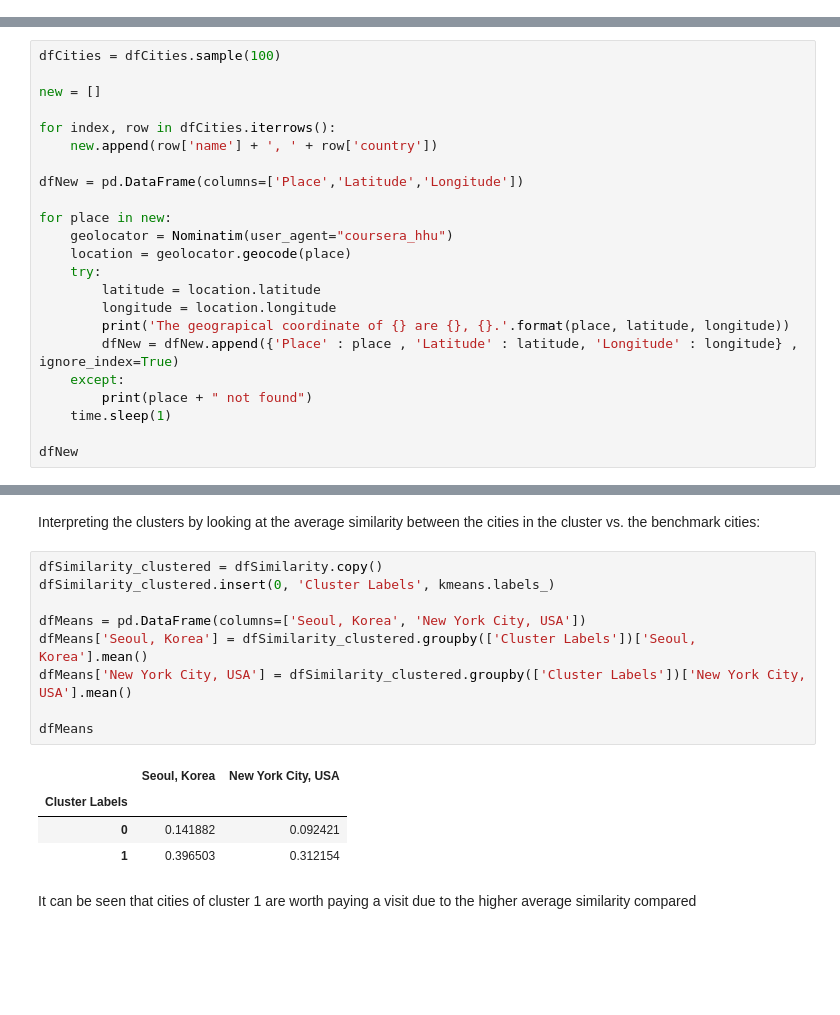
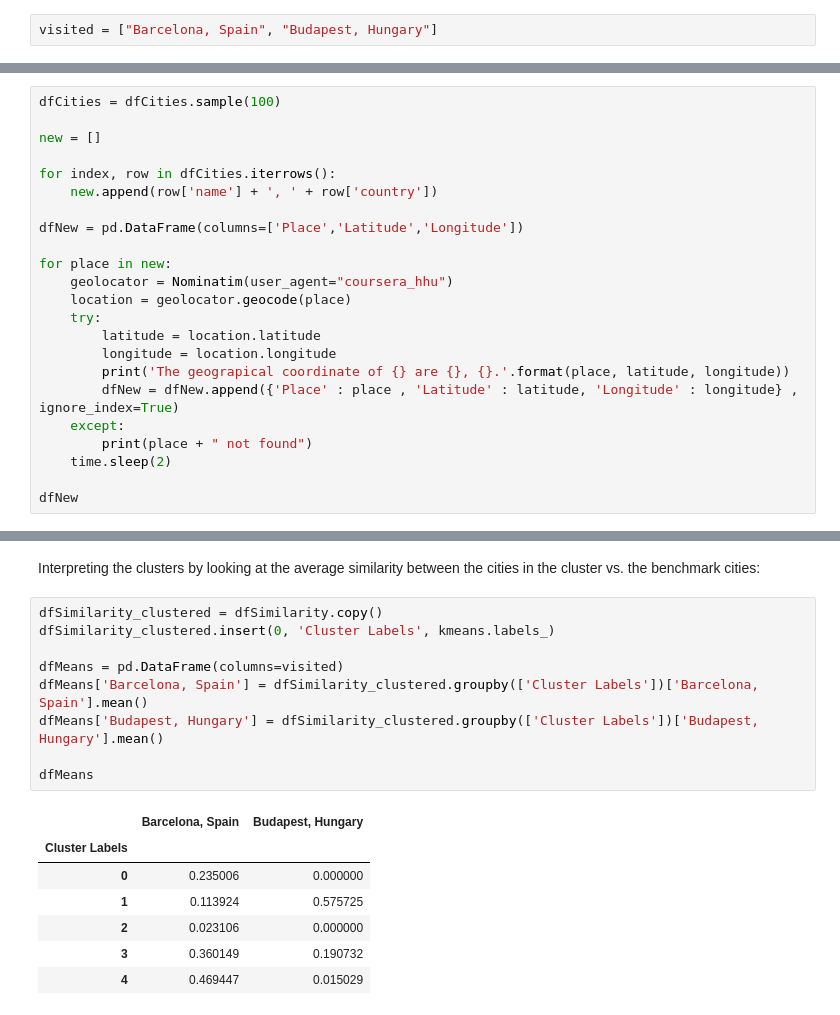
Before and after one commit to hanrunhu/coursera, a Jupyter notebook: Holiday Destination Recommender.ipynb, the cells around one changed output, grey strips where cells are left out. Drawn from its saved outputs; the diff is of its cells as text; blank space fills up the shorter version.

```diff
--- a/Holiday Destination Recommender.ipynb
+++ b/Holiday Destination Recommender.ipynb
@@ -38,3 +36,5 @@ visited = ["Seoul, Korea", "New York City, USA"]
+# %%
+visited = ["Barcelona, Spain", "Budapest, Hungary"]
 # %% [markdown]
 Retrieve coordinates:
 # %%
@@ -84,7 +84,7 @@ for place in new:
         dfNew = dfNew.append({'Place' : place , 'Latitude' : latitude, 'Longitude' : longitude} , ignore_index=True)
     except:
         print(place + " not found")
-    time.sleep(1)
+    time.sleep(2)
 
 dfNew
 # %% [output]
@@ -466,16 +466,17 @@ Interpreting the clusters by looking at the average similarity between the citie
 # %%
 dfSimilarity_clustered = dfSimilarity.copy()
 dfSimilarity_clustered.insert(0, 'Cluster Labels', kmeans.labels_)
 
-dfMeans = pd.DataFrame(columns=['Seoul, Korea', 'New York City, USA'])
-dfMeans['Seoul, Korea'] = dfSimilarity_clustered.groupby(['Cluster Labels'])['Seoul, Korea'].mean()
-dfMeans['New York City, USA'] = dfSimilarity_clustered.groupby(['Cluster Labels'])['New York City, USA'].mean()
+dfMeans = pd.DataFrame(columns=visited)
+dfMeans['Barcelona, Spain'] = dfSimilarity_clustered.groupby(['Cluster Labels'])['Barcelona, Spain'].mean()
+dfMeans['Budapest, Hungary'] = dfSimilarity_clustered.groupby(['Cluster Labels'])['Budapest, Hungary'].mean()
 
 dfMeans
 # %% [output]
-|  | Seoul, Korea | New York City, USA |
+|  | Barcelona, Spain | Budapest, Hungary |
 | Cluster Labels |  |  |
-| 0 | 0.141882 | 0.092421 |
-| 1 | 0.396503 | 0.312154 |
+| 0 | 0.235006 | 0.000000 |
+| 1 | 0.113924 | 0.575725 |
+| 2 | 0.023106 | 0.000000 |
+| 3 | 0.360149 | 0.190732 |
+| 4 | 0.469447 | 0.015029 |
-# %% [markdown]
-It can be seen that cities of cluster 1 are worth paying a visit due to the higher average similarity compared
```
Also changed, not shown: parts of 16 cells of this notebook.
